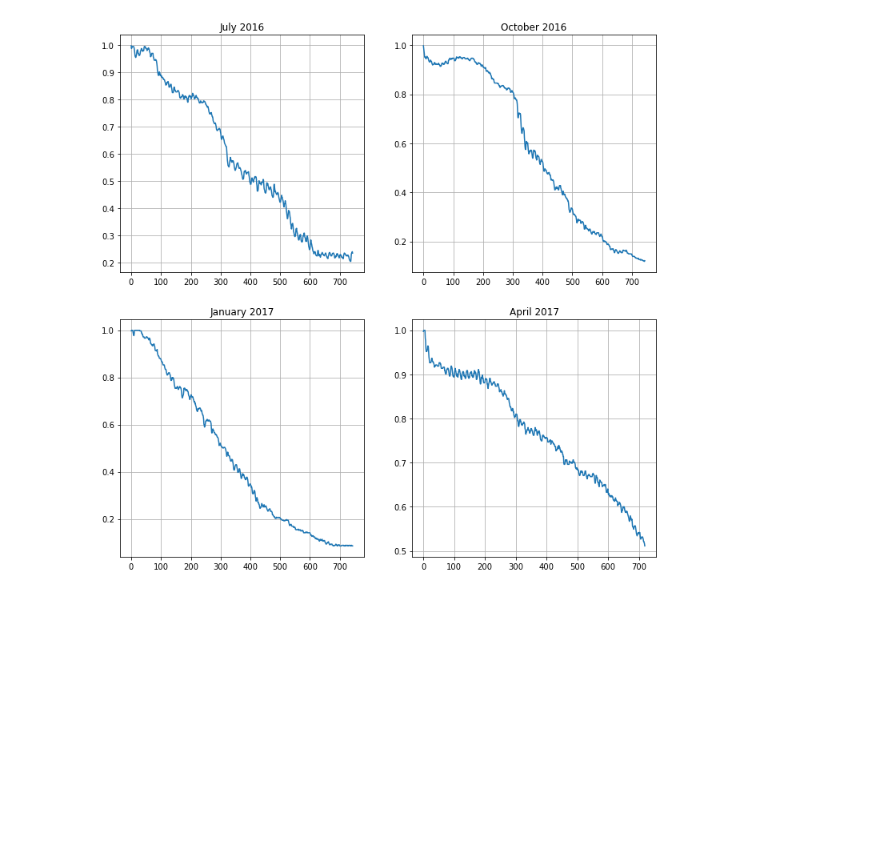
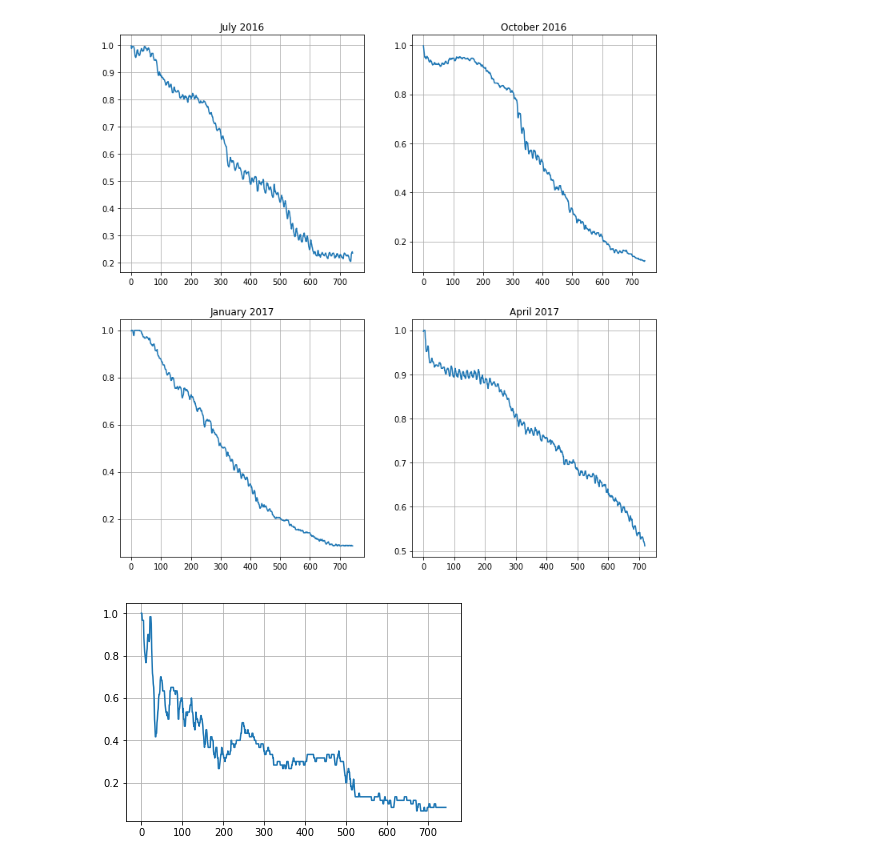
Before and after one commit to SalishSeaCast/analysis-vicky, a Jupyter notebook: notebooks/Ariane/NorthernBayneSound.ipynb, the cells around one changed output. Cells and saved outputs as stored; diff of their text form; code cells hidden in the pictures; blank space fills up the shorter version.

```diff
--- a/notebooks/Ariane/NorthernBayneSound.ipynb
+++ b/notebooks/Ariane/NorthernBayneSound.ipynb
@@ -83,3 +83,11 @@ ax[1,1].set_title('April 2017')
 # %% [output]
 <matplotlib.text.Text at 0x...>
 [figure]
+# %%
+short = nc.Dataset('/ocean/vdo/MEOPAR/ariane-runs/for_debby/smaller_domain/monthlong/ariane_trajectories_qualitative.nc')
+# %%
+al_l = still_inside(118,132,615,633,short.variables['traj_lon'], short.variables['traj_lat'])
+plt.plot(range(744), al_l)
+plt.grid('on')
+# %% [output]
+[figure, added]
```
Also changed, not shown: parts of 3 cells of this notebook, 34 other files.
